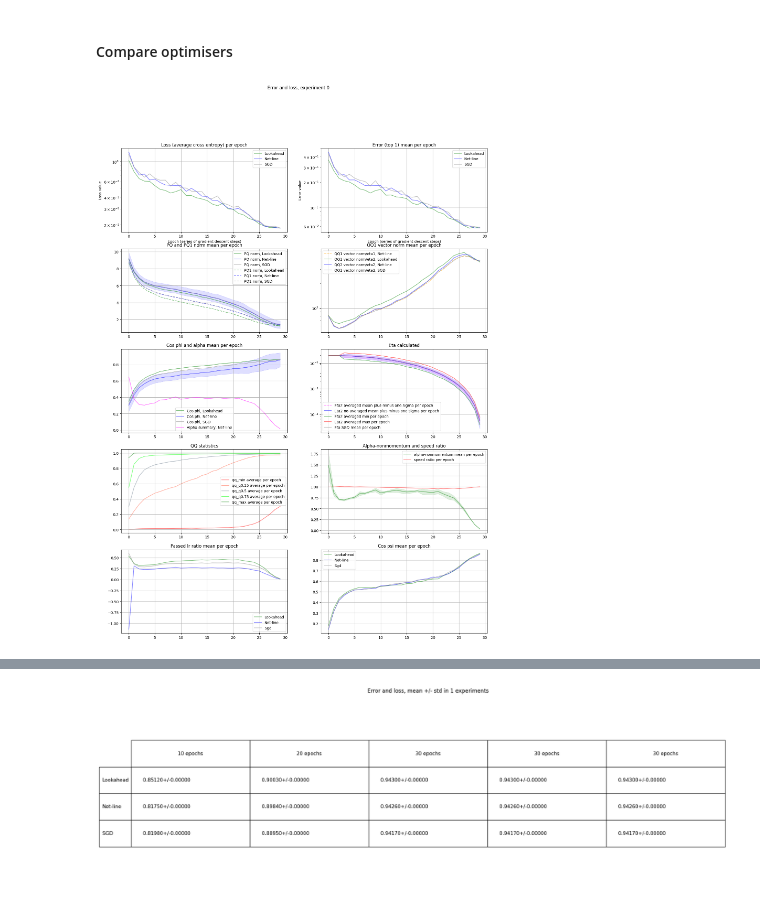
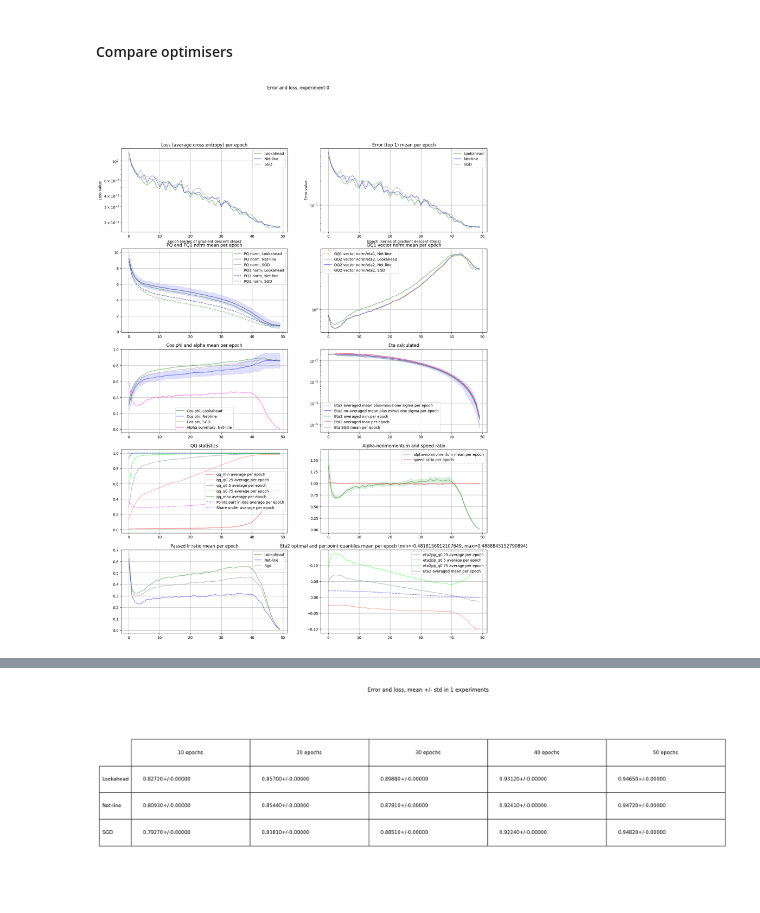
Before and after one commit to vkmbox/adaptive_stepsize, a Jupyter notebook: comparison_cifar10_restnet18_exp.ipynb, the cells around one changed output, grey strips where cells are left out. Cells and saved outputs as stored; diff of their text form; code cells hidden in the pictures.

```diff
--- a/comparison_cifar10_restnet18_exp.ipynb
+++ b/comparison_cifar10_restnet18_exp.ipynb
@@ -37,7 +37,7 @@ OUTPUT_DIM = 10
 DEVICE = torch.device('cuda:0' if torch.cuda.is_available() else 'cpu')
 
 EXPERIMENTS = 1
-EPOCHS_PER_EXPERIMENT = 30
+EPOCHS_PER_EXPERIMENT = 50
 DATASET_PATH = "./datasets"
 # %% [markdown]
 #### Manual seed
@@ -318,9 +328,9 @@ def accuracy_comparison(exp_results, low, high, title="Validation accuracy"):
     ax.set_title(title)
     plt.show()
 # %%
-SAVE_EPOCH = -30
-SAVE_PREFIX = 'resnet18_cifar10_epoch30'
-LOAD_PREFIX = 'resnet18_cifar10_epoch30'
+SAVE_EPOCH = 30
+SAVE_PREFIX = 'resnet18_cifar10_epoch20'
+LOAD_PREFIX = 'resnet18_cifar10_epoch20'
 DO_LOAD = False
 if DO_LOAD:
     net_lookahead = make_resnet18v2(3, OUTPUT_DIM).to(DEVICE)
@@ -355,9 +365,10 @@ meta = MetaData(batch_size = BATCH_SIZE, output_dim=OUTPUT_DIM, device=DEVICE)
 4 - pq_norm, 5 - cos_phi, 6 - eta2, 7 - pq1_norm, 8 - passed lr ratio, 9 - alpha_nomomentum, 10 - qq_full/eta2,
 11 - lr0, 12 - pq_norm sdev, 13 - cos_phi  sdev, 14 - alpha_nomomentum sdev, 15 - alpha,
 16 - speeds ratio, 17 - cos_psi, 18 - None, 19 - eta2_min, 20 - eta2_var, 21 - eta2_pre, 22 - eta2_pre_var
-23 - eta2_max, 24 - qq_min, 25 - qq_q0.25, 26 - qq_q0.5, 27 - qq_q0.75, 28 - qq_qmax
+23 - eta2_max, 24 - qq_min, 25 - qq_q0.25, 26 - qq_q0.5, 27 - qq_q0.75, 28 - qq_qmax, 29 - points_percent
+30 - eta2pp_min, 31 - eta2pp_q0.25, 32 - eta2pp_q0.5, 33 - eta2pp_q0.75, 34 - eta2pp_max, 35 - share_under
 '''
-experimental_results = np.zeros((EXPERIMENTS, EPOCHS_PER_EXPERIMENT, 3, 29))
+experimental_results = np.zeros((EXPERIMENTS, EPOCHS_PER_EXPERIMENT, 3, 36))
 
 for experiment in range(EXPERIMENTS):
 
@@ -373,16 +384,24 @@ for experiment in range(EXPERIMENTS):
     EPOCHS_WARMUP = 3
     snl_momentum = 0.9
     snl_foreach = True
+    #alpha_momentum_base = math.sqrt(1-snl_momentum**2)
 
-    snl_loss = CrossEntropyLossDataSelection(output_dim=OUTPUT_DIM)
+    snl_loss = nn.CrossEntropyLoss() #CrossEntropyLossDataSelection(output_dim=OUTPUT_DIM)
     snl_opt = optim.SGD(snl_net.parameters(), weight_decay=5e-3, lr=lr0, momentum=snl_momentum)
     snl_sch = NetLineStepLR(snl_net, snl_opt, meta, foreach=snl_foreach, loss_fn=snl_loss) #CrossEntropyLossTopHalf(output_dim=OUTPUT_DIM))
-    snl_sch.do_shorten_lr_for_momentum = False
-    snl_sch.lr_averaging_queue_size = 150
-    snl_sch.alpha_nomomentum_max = torch.tensor(2.0).to(meta.device)
+    snl_sch.do_shorten_lr_for_momentum = True
+    snl_sch.lr_averaging_queue_size = 50 #150
+    #snl_sch.alpha_nomomentum_max = torch.tensor(2.0).to(meta.device)
     snl_sch.la_alpha = 1.0
     snl_sch.y_part = 0.0 #1.0
-    snl_sch._flag_sgd_patched_for_secondstep = False
+    snl_sch._arctan_coeff = -0.1 #4.0 #10.0
+    snl_sch._lr_coeff = 0.9
+    #snl_sch.alpha_momentum = alpha_momentum_base
+    #snl_sch._flag_check_no_backstep = False
+    #snl_sch.lr_averaging_check_down = 1.0
+    #snl_sch.lr_averaging_check_up = 1.0
+    #snl_loss.threshold = 0.0 #-math.log(0.99)
+    #snl_sch._flag_sgd_patched_for_secondstep = False
 
     snl_sch.init_params()
     if snl_sch.la_alpha < 1.0:
@@ -394,7 +413,6 @@ for experiment in range(EXPERIMENTS):
     opt_sgd = optim.SGD(net_sgd.parameters(), 0.02, momentum=0.9, weight_decay=5e-3)
     schd_sgd = optim.lr_scheduler.CosineAnnealingLR(opt_sgd, T_max=EPOCHS_PER_EXPERIMENT) #, last_epoch=START_EPOCH - 1)
 
-    alpha_momentum_base = math.sqrt(1-snl_momentum**2)
     if START_EPOCH > 0:
         for _ in range(START_EPOCH):
             schd_sgd.step()
@@ -406,21 +424,18 @@ for experiment in range(EXPERIMENTS):
             torch.save(snl_net.state_dict(), 'run_data/'+SAVE_PREFIX+'_snl.pth')
             torch.save(net_sgd.state_dict(), 'run_data/'+SAVE_PREFIX+'_sgd.pth')
 
-        snl_sch.alpha_momentum = alpha_momentum_base
-        snl_sch._flag_check_no_backstep = False
-        snl_sch.lr_averaging_check_down = 1.0
-        snl_sch.lr_averaging_check_up = 1.0
-        snl_loss.threshold = -math.log(0.99)
-
         #lr0 = 1e-5
         base_lr = cosine_annealing2_lr(max_lr, 0.0, 0, EPOCHS_PER_EXPERIMENT, epoch)
+        snl_sch._arctan_coeff = cosine_annealing2_lr(4.0, 10.0, EPOCHS_PER_EXPERIMENT/3, EPOCHS_PER_EXPERIMENT*2/3, epoch)
+        #snl_sch._arctan_coeff = 4.0 if epoch < int(EPOCHS_PER_EXPERIMENT*3/5) else 20.0
 
         mt_alpha, mt_lokah, mt_netline, mt_sgd, mt_qqFull, mt_non_passed, mt_alpha_nomomentum, mt_qqRatio,\
             mt_qq, mt_pq, mt_pq1, mt_phi, mt_psi, mt_eta2, mt_eta2_pre = get_meters(15)
 
         mt_lokah_pq, mt_lokah_pq1, mt_lokah_phi, mt_lokah_psi, mt_lokah_qqFull, mt_lokah_non_passed = get_meters(6)
-        mt_sgd_pq, mt_sgd_pq1, mt_sgd_phi, mt_sgd_psi, mt_sgd_qqFull, mt_sgd_non_passed, mt_pow = get_meters(7)
-        mt_qq_min, mt_qq_max, mt_qq_025, mt_qq_05, mt_qq_075 = get_meters(5)
+        mt_sgd_pq, mt_sgd_pq1, mt_sgd_phi, mt_sgd_psi, mt_sgd_qqFull, mt_sgd_non_passed = get_meters(6)
+        mt_qq_min, mt_qq_max, mt_qq_025, mt_qq_05, mt_qq_075, mt_points_percent = get_meters(6)
+        mt_eta2_min, mt_eta2_025, mt_eta2_05, mt_eta2_075, mt_eta2_max, mt_share_under = get_meters(6)
 
         net_lookahead.train(True)
         snl_net.train(True)
@@ -462,11 +477,13 @@ for experiment in range(EXPERIMENTS):
                 mt_lokah_psi.update(cos_lookahead_psi)
                 mt_lokah_non_passed.update(non_passed_lookahead)
 
-            logging.info("####Step with net-line 2step")
-            fixed_step = epoch < EPOCHS_WARMUP or snl_sch._lr_averaging_queue_pos_cyclic == False #or epoch >= epochs_sampling
+            logging.info("####Step with net-line 2step") # or epoch >= int(EPOCHS_PER_EXPERIMENT*4/5)
+            step_type = snl_sch.STEP_FIXED\
+                if epoch < EPOCHS_WARMUP or snl_sch._lr_averaging_queue_pos_cyclic == False\
+                else snl_sch.STEP_FLEX
 
             ns_start = time.time_ns()
-            step_result = snl_sch.step(labels, images, eta_target = base_lr, fixed_step = fixed_step)
+            step_result = snl_sch.step(labels, images, eta_target = base_lr, step_type = step_type)
             ns_end = time.time_ns()
             mt_netline.update(ns_end-ns_start)
             #raise ValueError("Here")
@@ -496,7 +513,7 @@ for experiment in range(EXPERIMENTS):
             mt_eta2_pre.update(step_result.eta2_pre)
             mt_alpha.update(step_result.alpha)
             mt_alpha_nomomentum.update(step_result.alpha_nomomentum)
-            mt_pow.update(step_result.pow)
+            mt_points_percent.update(step_result.points_percent)
 
             quantiles = torch.quantile(smax, torch.tensor([0.0, 0.25, 0.5, 0.75, 1.0]).to(DEVICE))
             mt_qq_min.update(quantiles[0].item())
@@ -504,6 +521,14 @@ for experiment in range(EXPERIMENTS):
             mt_qq_05.update(quantiles[2].item())
             mt_qq_075.update(quantiles[3].item())
             mt_qq_max.update(quantiles[4].item())
+
+            eta2_quantiles = torch.quantile(step_result.eta2_perpoint, torch.tensor([0.0, 0.25, 0.5, 0.75, 1.0]).to(DEVICE))
+            mt_eta2_min.update(eta2_quantiles[0].item())
+            mt_eta2_025.update(eta2_quantiles[1].item())
+            mt_eta2_05.update(eta2_quantiles[2].item())
+            mt_eta2_075.update(eta2_quantiles[3].item())
+            mt_eta2_max.update(eta2_quantiles[4].item())
+            mt_share_under.update(torch.sum(torch.where(step_result.eta2_perpoint < step_result.eta, 1, 0)).item()/step_result.eta2_perpoint.size(0))
             #mt_proj_min.update(step_result.proj_min.item()/proj_global)
             #mt_proj_max.update(step_result.proj_max.item()/proj_global)
             #mt_proj_avg.update(step_result.proj_avg.item()/proj_global)
@@ -576,6 +601,14 @@ for experiment in range(EXPERIMENTS):
         experimental_results[experiment, epoch, 1, 26] = mt_qq_05.avg()
         experimental_results[experiment, epoch, 1, 27] = mt_qq_075.avg()
         experimental_results[experiment, epoch, 1, 28] = mt_qq_max.avg()
+        experimental_results[experiment, epoch, 1, 29] = mt_points_percent.avg()
+
+        experimental_results[experiment, epoch, 1, 30] = mt_eta2_min.avg()
+        experimental_results[experiment, epoch, 1, 31] = mt_eta2_025.avg()
+        experimental_results[experiment, epoch, 1, 32] = mt_eta2_05.avg()
+        experimental_results[experiment, epoch, 1, 33] = mt_eta2_075.avg()
+        experimental_results[experiment, epoch, 1, 34] = mt_eta2_max.avg()
+        experimental_results[experiment, epoch, 1, 35] = mt_share_under.avg()
 
         #sgd: qq_norm, pq_norm, cos_phi
         experimental_results[experiment, epoch, 2, 4] = mt_sgd_pq.avg()
@@ -591,45 +624,45 @@ for experiment in range(EXPERIMENTS):
         experimental_results[experiment, epoch, 2, 2] = mt_sgd.avg()
 
         # testing loop 0-Lookahead, 1-Net-line 2step, 2-SGD
-        opt_lookahead._backup_and_load_cache()
+        #opt_lookahead._backup_and_load_cache()
         acc0, loss0 = test_loop(net_lookahead, test_dataloader, DEVICE)
-        opt_lookahead._clear_and_load_backup()
+        #opt_lookahead._clear_and_load_backup()
         experimental_results[experiment, epoch, 0, 0] = acc0
         experimental_results[experiment, epoch, 0, 1] = loss0
 
-        if snl_sch.la_alpha < 1.0:
-            snl_sch._backup_and_load_cache()
+        #if snl_sch.la_alpha < 1.0:
+        #    snl_sch._backup_and_load_cache()
         acc1, loss1 = test_loop(snl_net, test_dataloader, DEVICE)
-        if snl_sch.la_alpha < 1.0:
-            snl_sch._clear_and_load_backup()
+        #if snl_sch.la_alpha < 1.0:
+        #    snl_sch._clear_and_load_backup()
         experimental_results[experiment, epoch, 1, 0] = acc1
         experimental_results[experiment, epoch, 1, 1] = loss1
 
         acc2, loss2 = test_loop(net_sgd, test_dataloader, DEVICE)
         experimental_results[experiment, epoch, 2, 0] = acc2
         experimental_results[experiment, epoch, 2, 1] = loss2
         experimental_results[experiment, epoch, 2, 6] = schd_sgd.get_last_lr()[0]
         experimental_results[experiment, epoch, 2, 11] = 0
         experimental_results[experiment, epoch, 2, 12] = 0
 
         schd_sgd.step()
         schd_lookahead.step()
 
         display.clear_output()
         title="Error and loss, experiment {}".format(experiment)
         experiment_comparison(experimental_results[experiment, START_EPOCH:epoch+1], 0, 100, title=title)
 
         for exp in range(experiment):
             print("Experiment={}, sgd={}, net-line={}, lookahead={}, cos_phi={}"\
                 .format(exp, max(experimental_results[exp,  START_EPOCH:EPOCHS_PER_EXPERIMENT, 2, 0])\
                         , max(experimental_results[exp,  START_EPOCH:EPOCHS_PER_EXPERIMENT, 1, 0])\
                         , max(experimental_results[exp,  START_EPOCH:EPOCHS_PER_EXPERIMENT, 0, 0])\
                         , max(experimental_results[exp,  START_EPOCH:EPOCHS_PER_EXPERIMENT, 1, 5])))
 
         print("Experiment={}, sgd={}/{}, net-line={}/{}, lookahead={}/{}, alpha_nomomentum={}, cos_phi={}/{}"\
             .format(experiment, acc2, max(experimental_results[experiment, START_EPOCH:epoch+1, 2, 0]), \
                     acc1, max(experimental_results[experiment, START_EPOCH:epoch+1, 1, 0]), \
                     acc0, max(experimental_results[experiment, START_EPOCH:epoch+1, 0, 0]) , snl_sch.alpha_nomomentum, \
                     mt_phi.avg(), max(experimental_results[experiment, START_EPOCH:epoch+1, 1, 5])))
 # %% [output]
-[figure, old version]
+[figure, new version]
```
Also changed, not shown: parts of 8 cells of this notebook, 8 other files.
